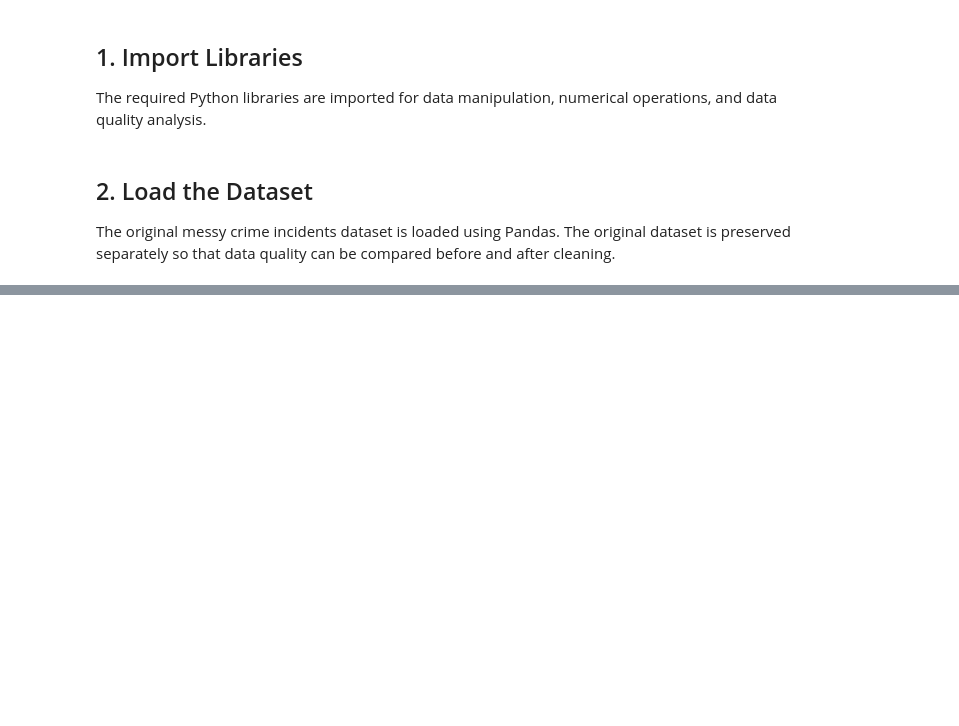
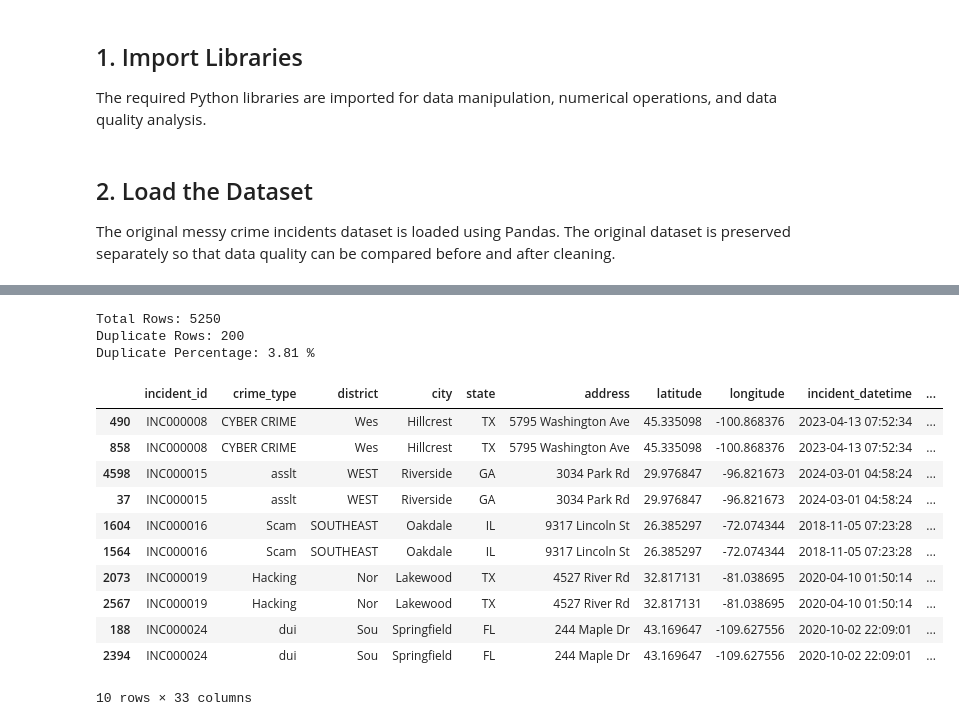
Before and after one commit to Vamshiyadavk/OBISIP, a Jupyter notebook: DataAnalytics-L1-CleaningData/notebook/DataCleaning.ipynb, the cells around one changed output, grey strips where cells are left out. Cells and saved outputs as stored; diff of their text form; code cells hidden in the pictures; blank space fills up the shorter version.

```diff
--- a/DataAnalytics-L1-CleaningData/notebook/DataCleaning.ipynb
+++ b/DataAnalytics-L1-CleaningData/notebook/DataCleaning.ipynb
@@ -27,15 +27,7 @@ import numpy as np
 
 The original messy crime incidents dataset is loaded using Pandas. The original dataset is preserved separately so that data quality can be compared before and after cleaning.
 # %%
-from pathlib import Path
-
-# Resolve the source file from the notebook location. This also works after
-# downloading and extracting the project as a GitHub ZIP.
-data_path = Path.cwd().parent / "Data" / "crime_incidents_messy.csv"
-if not data_path.exists():
-    data_path = Path.cwd() / "Data" / "crime_incidents_messy.csv"
-
-df = pd.read_csv(data_path)
+df = pd.read_csv("D:\Vamshi's Github\DataAnalytics-L1-CleaningData\DataAnalytics-L1-CleaningData\Data\crime_incidents_messy.csv")
 
 # Preserve a copy of the original dataset
 df_original = df.copy()
@@ -43,0 +115,27 @@ df.head()
+# %%
+# Check for duplicate rows
+duplicate_count = df.duplicated().sum()
+
+print("Total Rows:", len(df))
+print("Duplicate Rows:", duplicate_count)
+print("Duplicate Percentage:", round((duplicate_count / len(df)) * 100, 2), "%")
+# %% [output]
+Total Rows: 5250
+Duplicate Rows: 200
+Duplicate Percentage: 3.81 %
+# %%
+# Display sample duplicate records
+df[df.duplicated(keep=False)].sort_values(by='incident_id').head(10)
+# %% [output]
+|  | incident_id | crime_type | district | city | state | address | latitude | longitude | incident_datetime | ... |
+| 490 | INC000008 | CYBER CRIME | Wes | Hillcrest | TX | 5795 Washington Ave | 45.335098 | -100.868376 | 2023-04-13 07:52:34 | ... |
+| 858 | INC000008 | CYBER CRIME | Wes | Hillcrest | TX | 5795 Washington Ave | 45.335098 | -100.868376 | 2023-04-13 07:52:34 | ... |
+| 4598 | INC000015 | asslt | WEST | Riverside | GA | 3034 Park Rd | 29.976847 | -96.821673 | 2024-03-01 04:58:24 | ... |
+| 37 | INC000015 | asslt | WEST | Riverside | GA | 3034 Park Rd | 29.976847 | -96.821673 | 2024-03-01 04:58:24 | ... |
+| 1604 | INC000016 | Scam | SOUTHEAST | Oakdale | IL | 9317 Lincoln St | 26.385297 | -72.074344 | 2018-11-05 07:23:28 | ... |
+| 1564 | INC000016 | Scam | SOUTHEAST | Oakdale | IL | 9317 Lincoln St | 26.385297 | -72.074344 | 2018-11-05 07:23:28 | ... |
+| 2073 | INC000019 | Hacking | Nor | Lakewood | TX | 4527 River Rd | 32.817131 | -81.038695 | 2020-04-10 01:50:14 | ... |
+| 2567 | INC000019 | Hacking | Nor | Lakewood | TX | 4527 River Rd | 32.817131 | -81.038695 | 2020-04-10 01:50:14 | ... |
+| 188 | INC000024 | dui | Sou | Springfield | FL | 244 Maple Dr | 43.169647 | -109.627556 | 2020-10-02 22:09:01 | ... |
+| 2394 | INC000024 | dui | Sou | Springfield | FL | 244 Maple Dr | 43.169647 | -109.627556 | 2020-10-02 22:09:01 | ... |
+10 rows × 33 columns
```
Also changed, not shown: parts of 71 cells of this notebook.
